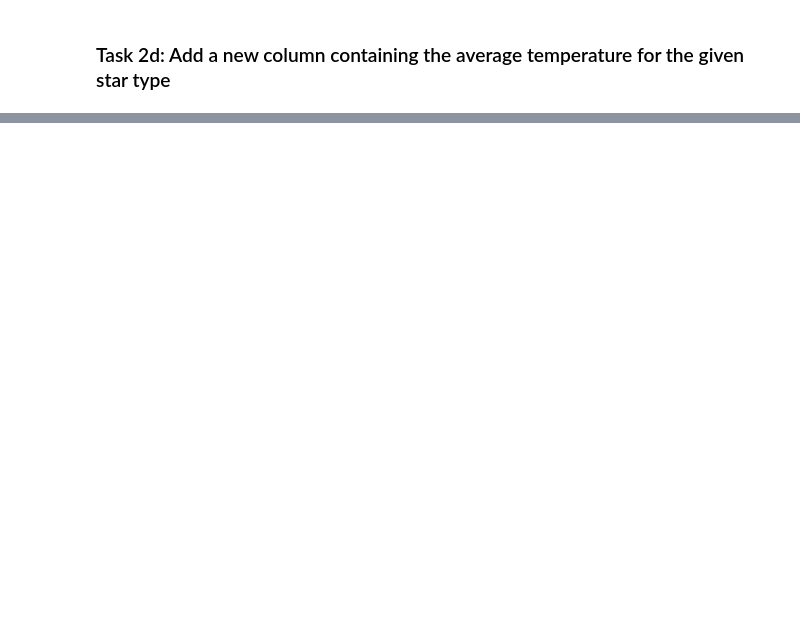
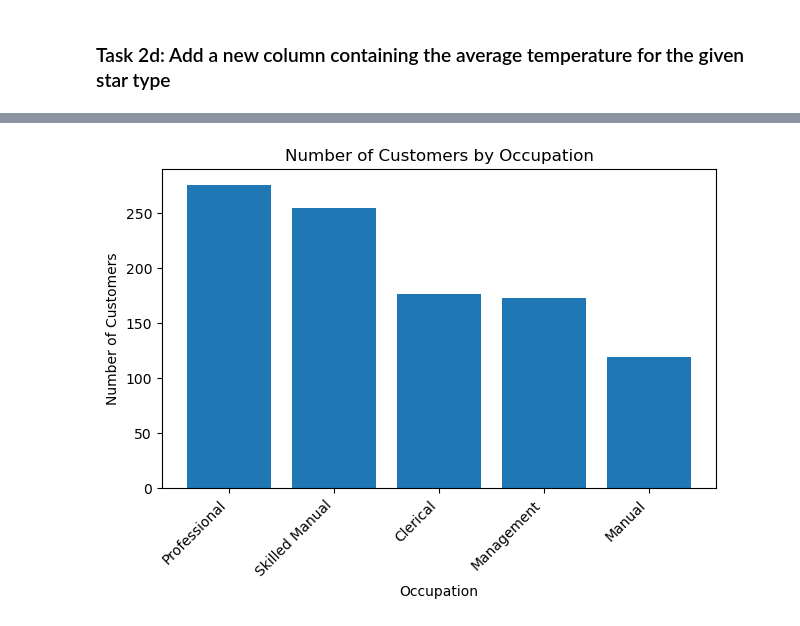
Before and after one commit to Oksuzova/ad_python, a Jupyter notebook: lab1.ipynb, the cells around one changed output, grey strips where cells are left out. Cells and saved outputs as stored; diff of their text form; code cells hidden in the pictures; blank space fills up the shorter version.

Commit message:
Add bike.csv and update lab1.ipynb

```diff
--- a/lab1.ipynb
+++ b/lab1.ipynb
@@ -380,0 +395,14 @@ df.head(15)
+# %%
+df = pd.read_csv('bike.csv')
+# %%
+# 1a
+counts = df['Occupation'].value_counts()
+plt.figure()
+plt.bar(counts.index, counts.values)
+plt.xlabel('Occupation')
+plt.ylabel('Number of Customers')
+plt.title('Number of Customers by Occupation')
+plt.xticks(rotation=45, ha='right')
+plt.tight_layout()
+# %% [output]
+[figure, added]
```
Also changed, not shown: parts of 18 cells of this notebook, 1 other file.
